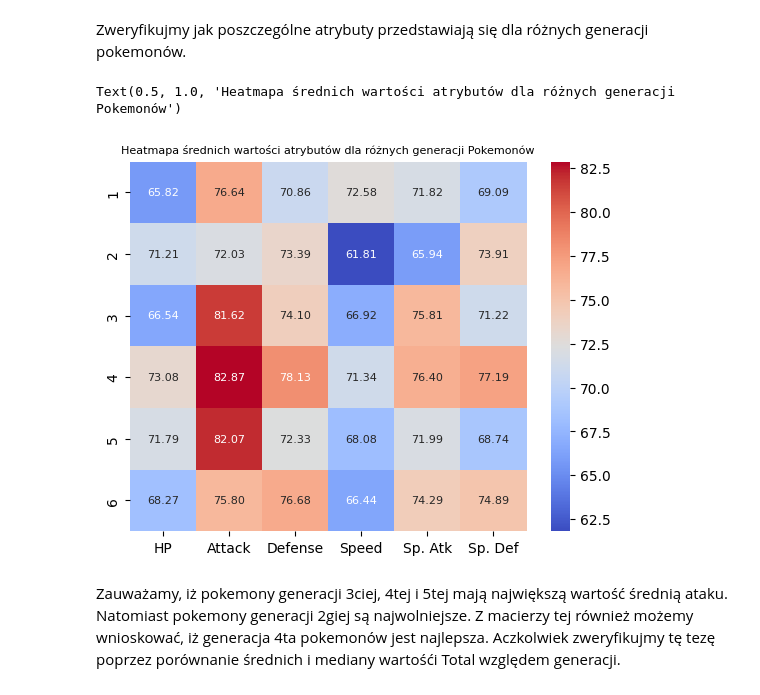
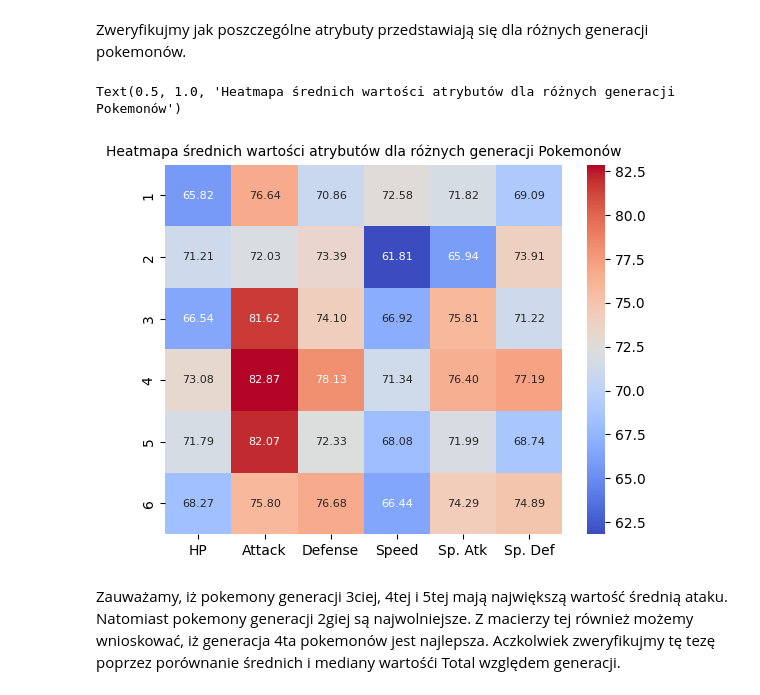
Before and after one commit to Kubix-commits/Wizualizacja-Danych, a Jupyter notebook: Projekt - wizualizacja/Wizualizacja danych.ipynb, the cells around one changed output. Cells and saved outputs as stored; diff of their text form; code cells hidden in the pictures.

```diff
--- a/Projekt - wizualizacja/Wizualizacja danych.ipynb
+++ b/Projekt - wizualizacja/Wizualizacja danych.ipynb
@@ -309,10 +310,10 @@ Zweryfikujmy jak poszczególne atrybuty przedstawiają się dla różnych genera
 # %%
 srednie_dane_per_generacja = dane.groupby('Generation')[zmienne_wplywajace_na_total].mean().reset_index()
 sns.heatmap(srednie_dane_per_generacja[['HP', 'Attack', 'Defense', 'Speed', 'Sp. Atk', 'Sp. Def']], yticklabels=srednie_dane_per_generacja['Generation'], xticklabels=True, cmap='coolwarm', fmt=".2f", annot=True, annot_kws={"size": 8})
-plt.title("Heatmapa średnich wartości atrybutów dla różnych generacji Pokemonów", fontsize=8)
+plt.title("Heatmapa średnich wartości atrybutów dla różnych generacji Pokemonów", fontsize=10)
 # %% [output]
 Text(0.5, 1.0, 'Heatmapa średnich wartości atrybutów dla różnych generacji Pokemonów')
-[figure, old version]
+[figure, new version]
 # %% [markdown]
 Zauważamy, iż pokemony generacji 3ciej, 4tej i 5tej mają największą wartość średnią ataku. Natomiast pokemony generacji 2giej są najwolniejsze.
 Z macierzy tej również możemy wnioskować, iż generacja 4ta pokemonów jest najlepsza. Aczkolwiek zweryfikujmy tę tezę poprzez porównanie średnich i mediany wartośći Total względem generacji.
```
Also changed, not shown: parts of 9 cells of this notebook, 1 other file.
